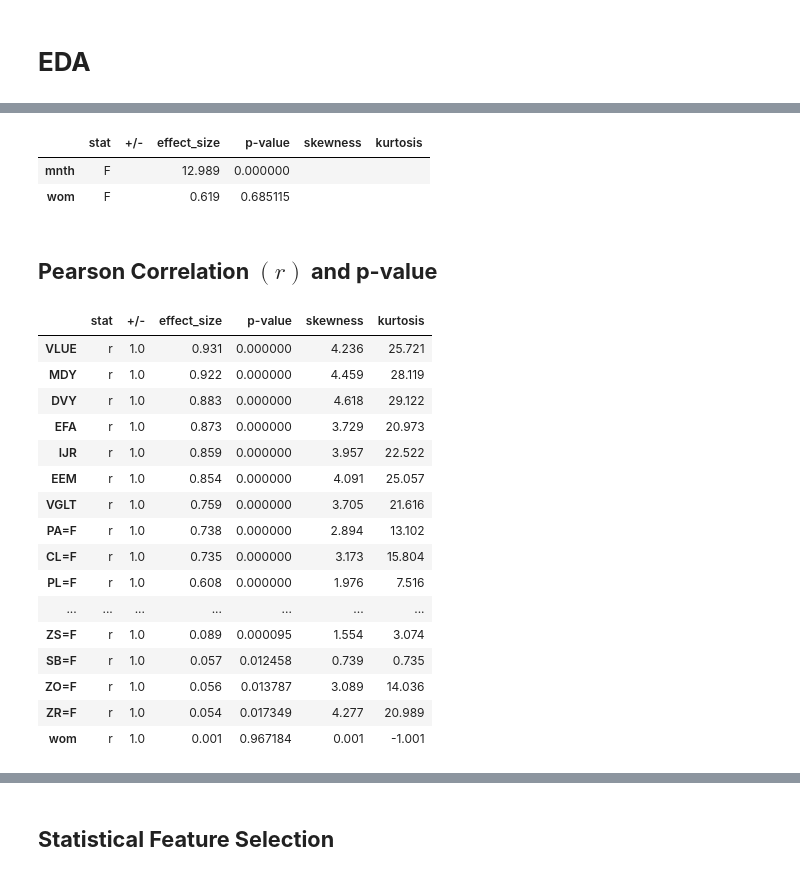
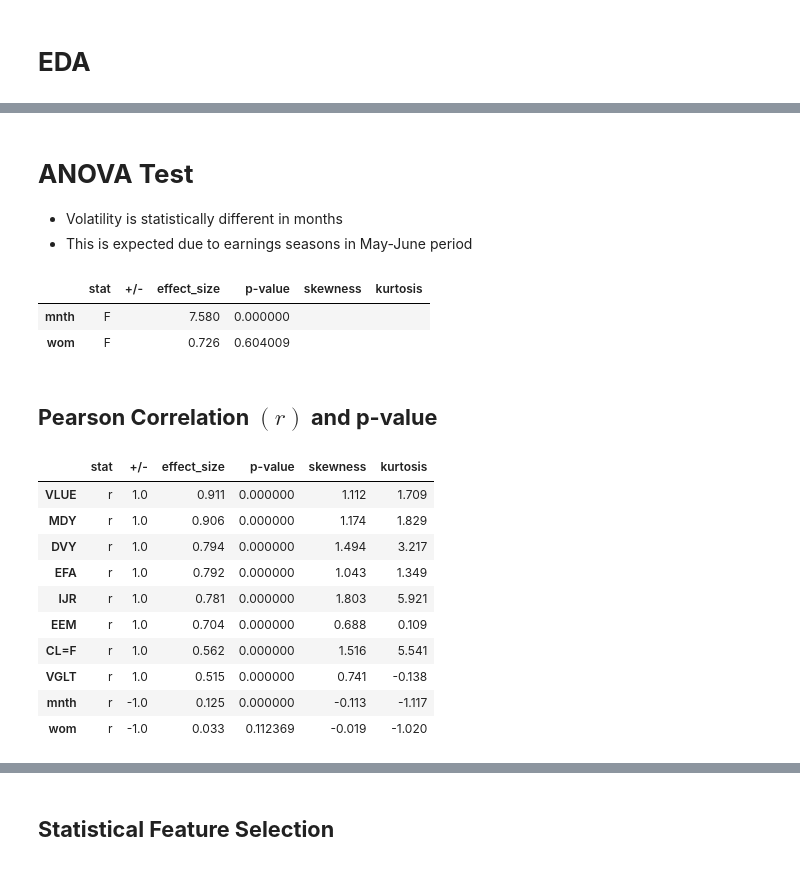
Before and after one commit to buttersaltpepper/Financial-Data-Analytics, a Jupyter notebook: PredictingVolatility.ipynb, the cells around one changed output, grey strips where cells are left out. Cells and saved outputs as stored; diff of their text form; code cells hidden in the pictures.

```diff
--- a/PredictingVolatility.ipynb
+++ b/PredictingVolatility.ipynb
@@ -84,6 +62,6 @@ data = yf.download(tickers_list)['Adj Close'].dropna()
 # %%
 # Shift foward
-fwrd = 5
+fwrd = 1
 rolling_feature = 30
 
 log_rets = np.log(data/data.shift(1))
@@ -120,9 +97,9 @@ def weekinmonth(dates):
 df['mnth'] = df.index.month
 df['wom'] = weekinmonth(df.index)
 # %%
-# COVID outlier
-post_covid = df[(df.index > '2020-4-1')]
-# pre_covid = df[(df.index < '2020-02-1')]
+# Remove COVID outlier
+post_covid = df[(df.index > '2020-6-1')]
+pre_covid = df[(df.index < '2020-01-1')]
 
-train = post_covid
-# train = pd.concat([pre_covid, post_covid])
+# train = post_covid
+train = pd.concat([pre_covid, post_covid])
@@ -141,8 +118,12 @@ plt.show()
+# %% [markdown]
+# **ANOVA Test**
+* Volatility is statistically different in months
+* This is expected due to earnings seasons in May-June period
 # %%
 anova_df = pd.DataFrame(columns = ['stat', '+/-', 'effect_size', 'p-value', 'skewness', 'kurtosis'])
 
-for feat in df[['mnth', 'wom']]:
-  anova_list = df.groupby(feat)['SPY_fwd_vol'].apply(list)
+for feat in train[['mnth', 'wom']]:
+  anova_list = train.groupby(feat)['SPY_fwd_vol'].apply(list)
   f, p = stats.f_oneway(*anova_list)
 
   anova_df.loc[feat] = ['F', '', abs(round(f,3)), round(p,6), '', '']
@@ -150,37 +131,31 @@ for feat in df[['mnth', 'wom']]:
 anova_df.head()
 # %% [output]
 |  | stat | +/- | effect_size | p-value | skewness | kurtosis |
-| mnth | F |  | 12.989 | 0.000000 |  |  |
-| wom | F |  | 0.619 | 0.685115 |  |  |
+| mnth | F |  | 7.580 | 0.000000 |  |  |
+| wom | F |  | 0.726 | 0.604009 |  |  |
 # %% [markdown]
 ## **Pearson Correlation $(r)$ and p-value**
 # %%
 pearson_df = pd.DataFrame(columns = ['stat', '+/-', 'effect_size', 'p-value', 'skewness', 'kurtosis'])
 
-for col in df.drop('SPY_fwd_vol', axis=1):
-  r,p = stats.pearsonr(df[col], df['SPY_fwd_vol'])
-  s, k = stats.skew(df[col]), stats.kurtosis(df[col])
+for col in train.drop('SPY_fwd_vol', axis=1):
+  r,p = stats.pearsonr(train[col], train['SPY_fwd_vol'])
+  s, k = stats.skew(train[col]), stats.kurtosis(train[col])
   pearson_df.loc[col] = ['r', np.sign(r), abs(round(r,3)), round(p,6), round(s,3), round(k,3)]
 
 pearson_df.sort_values(by=['effect_size', 'p-value'], ascending=False)
 # %% [output]
 |  | stat | +/- | effect_size | p-value | skewness | kurtosis |
-| VLUE | r | 1.0 | 0.931 | 0.000000 | 4.236 | 25.721 |
-| MDY | r | 1.0 | 0.922 | 0.000000 | 4.459 | 28.119 |
-| DVY | r | 1.0 | 0.883 | 0.000000 | 4.618 | 29.122 |
-| EFA | r | 1.0 | 0.873 | 0.000000 | 3.729 | 20.973 |
-| IJR | r | 1.0 | 0.859 | 0.000000 | 3.957 | 22.522 |
-| EEM | r | 1.0 | 0.854 | 0.000000 | 4.091 | 25.057 |
-| VGLT | r | 1.0 | 0.759 | 0.000000 | 3.705 | 21.616 |
-| PA=F | r | 1.0 | 0.738 | 0.000000 | 2.894 | 13.102 |
-| CL=F | r | 1.0 | 0.735 | 0.000000 | 3.173 | 15.804 |
-| PL=F | r | 1.0 | 0.608 | 0.000000 | 1.976 | 7.516 |
-| ... | ... | ... | ... | ... | ... | ... |
-| ZS=F | r | 1.0 | 0.089 | 0.000095 | 1.554 | 3.074 |
-| SB=F | r | 1.0 | 0.057 | 0.012458 | 0.739 | 0.735 |
-| ZO=F | r | 1.0 | 0.056 | 0.013787 | 3.089 | 14.036 |
-| ZR=F | r | 1.0 | 0.054 | 0.017349 | 4.277 | 20.989 |
-| wom | r | 1.0 | 0.001 | 0.967184 | 0.001 | -1.001 |
+| VLUE | r | 1.0 | 0.911 | 0.000000 | 1.112 | 1.709 |
+| MDY | r | 1.0 | 0.906 | 0.000000 | 1.174 | 1.829 |
+| DVY | r | 1.0 | 0.794 | 0.000000 | 1.494 | 3.217 |
+| EFA | r | 1.0 | 0.792 | 0.000000 | 1.043 | 1.349 |
+| IJR | r | 1.0 | 0.781 | 0.000000 | 1.803 | 5.921 |
+| EEM | r | 1.0 | 0.704 | 0.000000 | 0.688 | 0.109 |
+| CL=F | r | 1.0 | 0.562 | 0.000000 | 1.516 | 5.541 |
+| VGLT | r | 1.0 | 0.515 | 0.000000 | 0.741 | -0.138 |
+| mnth | r | -1.0 | 0.125 | 0.000000 | -0.113 | -1.117 |
+| wom | r | -1.0 | 0.033 | 0.112369 | -0.019 | -1.020 |
 # %%
 strong_r = list(pearson_df[pearson_df.effect_size > 0.6].index)
 
```
Also changed, not shown: parts of 29 cells of this notebook.
